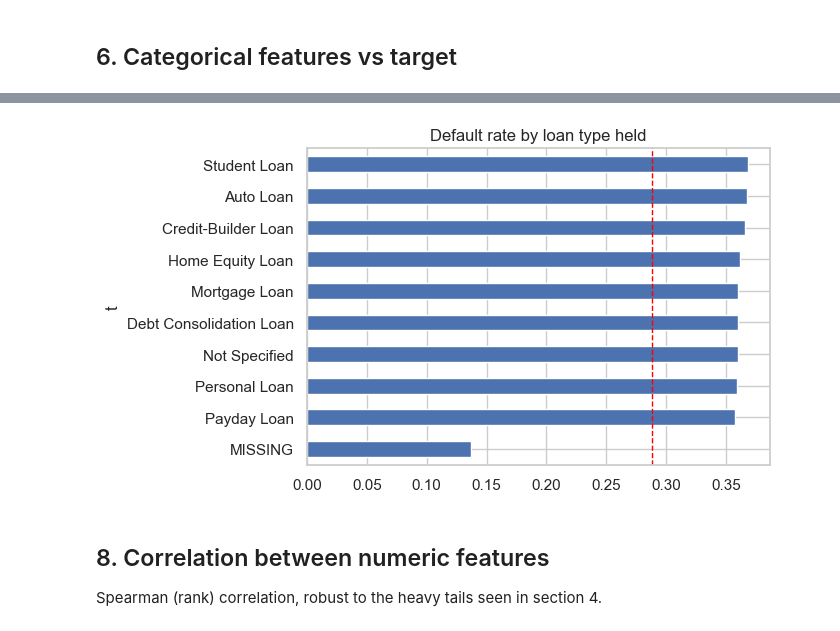
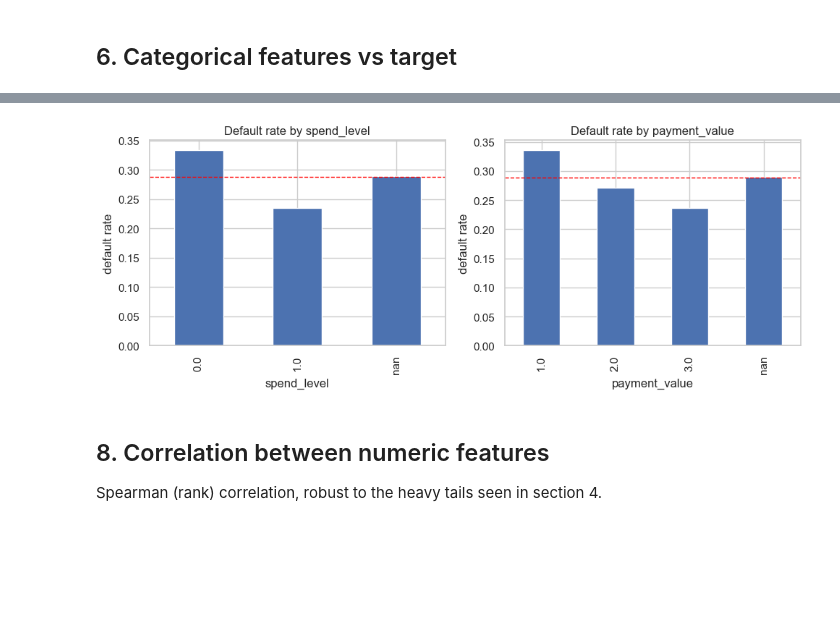
Before and after one commit to mg-minsan/mitb-mle-assignment-1, a Jupyter notebook: notebooks/eda.ipynb, the cells around one changed output, grey strips where cells are left out. Cells and saved outputs as stored; diff of their text form; code cells hidden in the pictures; blank space fills up the shorter version.

```diff
--- a/notebooks/eda.ipynb
+++ b/notebooks/eda.ipynb
@@ -25,7 +32,14 @@ labels = pd.read_parquet(f'{GOLD}/label_store')
 print('features', features.shape, '| labels', labels.shape)
 print('feature snapshot', features['snapshot_date'].min(), '->', features['snapshot_date'].max())
 print('label snapshot  ', labels['snapshot_date'].min(), '->', labels['snapshot_date'].max())
-print('label_def', labels['label_def'].unique())
+
+label_defs = labels['label_def'].dropna().unique()
+assert len(label_defs) == 1, f'expected one label definition, found {label_defs}'
+label_def = label_defs[0]
+label_parts = pd.Series([label_def]).str.extract(r'^(\d+)dpd_(\d+)mob$').iloc[0]
+assert label_parts.notna().all(), f'unsupported label definition: {label_def}'
+LABEL_DPD, LABEL_MOB = label_parts.astype(int)
+print(f'label_def {label_def}: {LABEL_DPD}+ DPD at MOB {LABEL_MOB}')
 
 features['snapshot_date'] = pd.to_datetime(features['snapshot_date'])
 labels = labels[['loan_id', 'customer_id', 'label', 'snapshot_date']].rename(columns={'snapshot_date': 'label_date'})
@@ -206,8 +220,8 @@ plt.suptitle('Default rate by decile (red = overall)'); plt.tight_layout(); plt.
 # %% [markdown]
 ## 6. Categorical features vs target
 # %%
-fig, axes = plt.subplots(1, 4, figsize=(18, 5))
-for ax, c in zip(axes, CATEGORICAL):
+fig, axes = plt.subplots(1, len(CATEGORICAL), figsize=(5 * len(CATEGORICAL), 5), squeeze=False)
+for ax, c in zip(axes.flat, CATEGORICAL):
     g = df.groupby(df[c].fillna('MISSING'))['label'].agg(['size', 'mean']).sort_values('mean')
     g['mean'].plot.barh(ax=ax)
     ax.axvline(df['label'].mean(), color='red', ls='--', lw=1)
@@ -236,10 +249,8 @@ Free-text list (`'Auto Loan, Personal Loan, and Mortgage Loan'`). Split into one
 # %%
-types = (df[['loan_id', 'label', 'type_of_loan']]
-         .assign(t=df['type_of_loan'].str.replace(', and ', ', ').str.replace('and ', '').str.split(', '))
-         .explode('t'))
-types['t'] = types['t'].fillna('MISSING')
-# a customer can hold the same type twice; count each type once per loan
-per_type = types.drop_duplicates(['loan_id', 't']).groupby('t')['label'].agg(['size', 'mean']).sort_values('mean')
-print('loan types per customer:', df['type_of_loan'].str.count(',').add(1).describe().round(2).to_dict())
-per_type.round(3)
+PAYMENT_FEATURES = ['spend_level', 'payment_value']
+payment_rates = pd.concat({
+    c: df.groupby(c, dropna=False)['label'].agg(['size', 'mean'])
+    for c in PAYMENT_FEATURES
+})
+payment_rates.round(3)
 # %% [output]
@@ -259,8 +265,13 @@ loan types per customer: {'count': 11074.0, 'mean': 3.99, 'std': 2.22, 'min': 1.
 # %%
-ax = per_type['mean'].plot.barh(figsize=(7, 4), title='Default rate by loan type held')
-ax.axvline(df['label'].mean(), color='red', ls='--', lw=1); plt.tight_layout(); plt.show()
+fig, axes = plt.subplots(1, len(PAYMENT_FEATURES), figsize=(10, 4), squeeze=False)
+for ax, c in zip(axes.flat, PAYMENT_FEATURES):
+    g = payment_rates.loc[c]
+    g['mean'].plot.bar(ax=ax, title=f'Default rate by {c}')
+    ax.axhline(df['label'].mean(), color='red', ls='--', lw=1)
+    ax.set_xlabel(c); ax.set_ylabel('default rate')
+plt.tight_layout(); plt.show()
 # %% [output]
-[figure, old version]
+[figure, new version]
 # %% [markdown]
 ## 8. Correlation between numeric features
 Spearman (rank) correlation, robust to the heavy tails seen in section 4.
```
Also changed, not shown: parts of 32 cells of this notebook, 3 other files.
